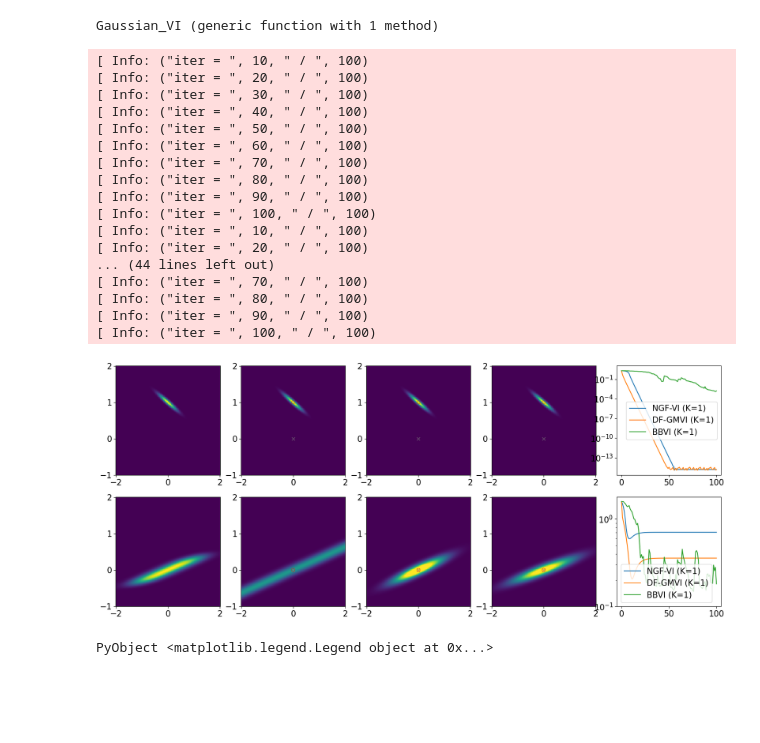
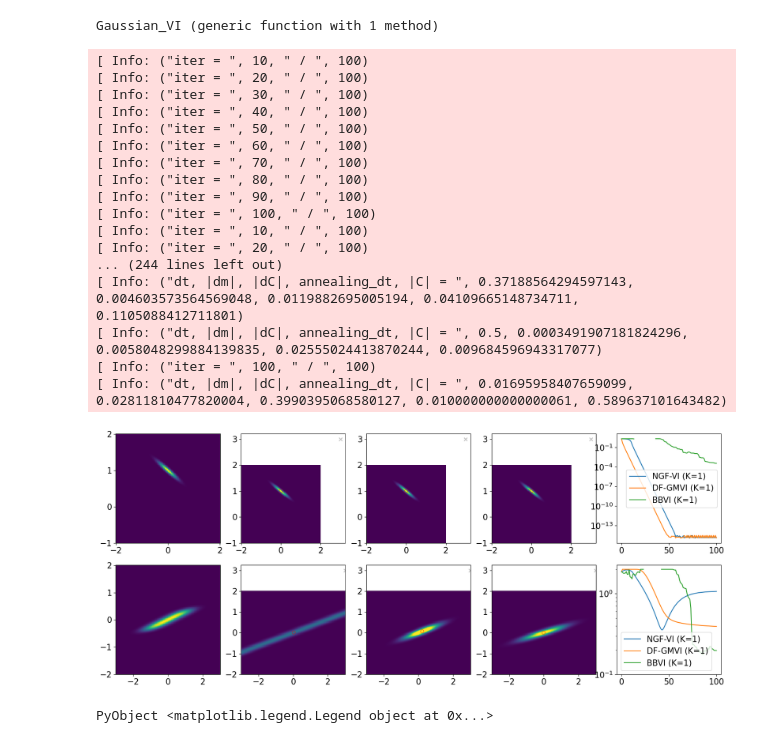
Before and after one commit to PKU-CMEGroup/InverseProblems.jl, a Jupyter notebook: Derivative-Free-Variational-Inference/Gaussian-NGD.ipynb, the cells around one changed output. Cells and saved outputs as stored; diff of their text form; code cells hidden in the pictures; blank space fills up the shorter version.

Commit message:
improve BBVI

```diff
--- a/Derivative-Free-Variational-Inference/Gaussian-NGD.ipynb
+++ b/Derivative-Free-Variational-Inference/Gaussian-NGD.ipynb
@@ -148,8 +148,9 @@ function Gaussian_VI(func_dV, func_V, func_F, μ0, Σ0; N_iter = 100, dt = 1.0e-
         # Initial condition
         x0_w, x0_mean, xx0_cov;
         diagonal_covariance = false,
+        discretize_inv_covariance = true,
         N_ens = 5,
-        N_iter)
+        N_iter = N_iter)
 
     end
 
@@ -161,6 +162,9 @@ Gaussian_VI (generic function with 1 method)
 # %%
 fig, ax = PyPlot.subplots(nrows=2, ncols=5, sharex=false, sharey=false, figsize=(20,8))
 
+
+μ0, Σ0 = [3.0; 3.0], [4.0 0.0; 0.0 4.0]
+N_iter = 100
 
 
 y = [1.0; 2.0]
@@ -172,41 +176,39 @@ func_args = (y, ση, A , Gtype)
 func_F(x) = F(x, func_args)
 func_V(x) = V(x, func_args)
 func_dV(x) = dV(x, func_args)
-μ0, Σ0 = [0.0; 0.0], [1.0 0.0; 0.0 1.0]
-ngf_obj, dfgmvi_obj, bbvi_obj = Gaussian_VI(func_dV, func_V, func_F, μ0, Σ0; N_iter = 100, dt = 5e-1)
+ngf_obj, dfgmvi_obj, bbvi_obj = Gaussian_VI(func_dV, func_V, func_F, μ0, Σ0; N_iter = N_iter, dt = 5e-1)
 objs = (ngf_obj, dfgmvi_obj, bbvi_obj);
 visualization_2d(ax[1,:]; Nx=200, Ny=200, x_lim=[-2.0,2.0], y_lim=[-1.0,2.0], func_F=func_F, objs=objs, label=["NGF-VI", "DF-GMVI", "BBVI"])
 
 
 y = [0.0; 0.0]
 ση = 0.1
 Gtype = "Logconcave"
 λ = 0.1
 func_args = (y, ση, λ , Gtype)
 func_F(x) = F(x, func_args)
 func_V(x) = V(x, func_args)
 func_dV(x) = dV(x, func_args)
-μ0, Σ0 = [0.0; 0.0], [1.0 0.0; 0.0 1.0]
-ngf_obj, dfgmvi_obj, bbvi_obj = Gaussian_VI(func_dV, func_V, func_F, μ0, Σ0; N_iter = 100, dt = 2e-1)
+ngf_obj, dfgmvi_obj, bbvi_obj = Gaussian_VI(func_dV, func_V, func_F, μ0, Σ0; N_iter = N_iter, dt = 2e-1)
 objs = (ngf_obj, dfgmvi_obj, bbvi_obj);
-visualization_2d(ax[2,:]; Nx=200, Ny=200, x_lim=[-2.0,2.0], y_lim=[-1.0,2.0], func_F=func_F, objs=objs, label=["NGF-VI", "DF-GMVI", "BBVI"])
+visualization_2d(ax[2,:]; Nx=200, Ny=200, x_lim=[-3.0,3.0], y_lim=[-2.0,2.0], func_F=func_F, objs=objs, label=["NGF-VI", "DF-GMVI", "BBVI"])
 # %% [output]
 [ Info: ("iter = ", 10, " / ", 100)
 [ Info: ("iter = ", 20, " / ", 100)
 [ Info: ("iter = ", 30, " / ", 100)
 [ Info: ("iter = ", 40, " / ", 100)
 [ Info: ("iter = ", 50, " / ", 100)
 [ Info: ("iter = ", 60, " / ", 100)
 [ Info: ("iter = ", 70, " / ", 100)
 [ Info: ("iter = ", 80, " / ", 100)
 [ Info: ("iter = ", 90, " / ", 100)
 [ Info: ("iter = ", 100, " / ", 100)
 [ Info: ("iter = ", 10, " / ", 100)
 [ Info: ("iter = ", 20, " / ", 100)
-... (44 lines left out)
-[ Info: ("iter = ", 70, " / ", 100)
-[ Info: ("iter = ", 80, " / ", 100)
-[ Info: ("iter = ", 90, " / ", 100)
+... (244 lines left out)
+[ Info: ("dt, |dm|, |dC|, annealing_dt, |C| = ", 0.37188564294597143, 0.004603573564569048, 0.0119882695005194, 0.04109665148734711, 0.1105088412711801)
+[ Info: ("dt, |dm|, |dC|, annealing_dt, |C| = ", 0.5, 0.0003491907181824296, 0.0058048299884139835, 0.02555024413870244, 0.009684596943317077)
 [ Info: ("iter = ", 100, " / ", 100)
+[ Info: ("dt, |dm|, |dC|, annealing_dt, |C| = ", 0.01695958407659099, 0.02811810477820004, 0.3990395068580127, 0.010000000000000061, 0.589637101643482)
-[figure, old version]
+[figure, new version]
 PyObject <matplotlib.legend.Legend object at 0x...>
```
Also changed, not shown: 2 other files.
